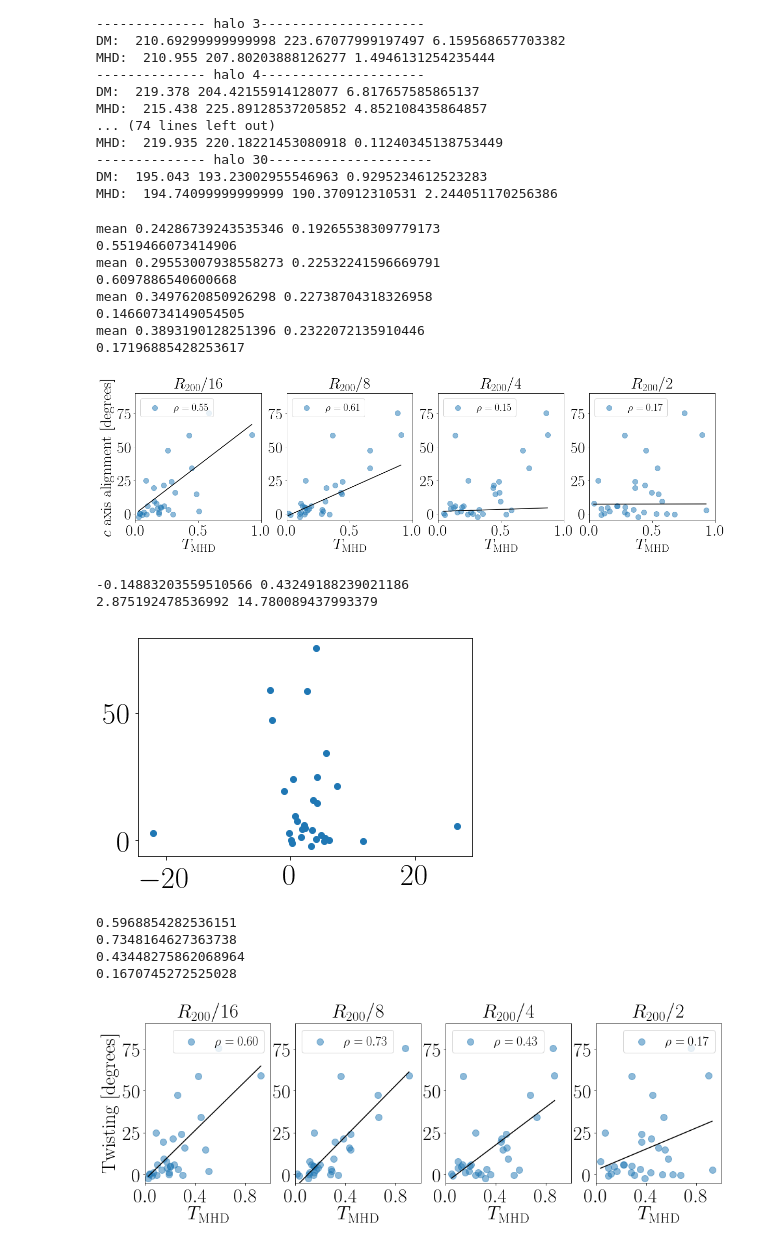
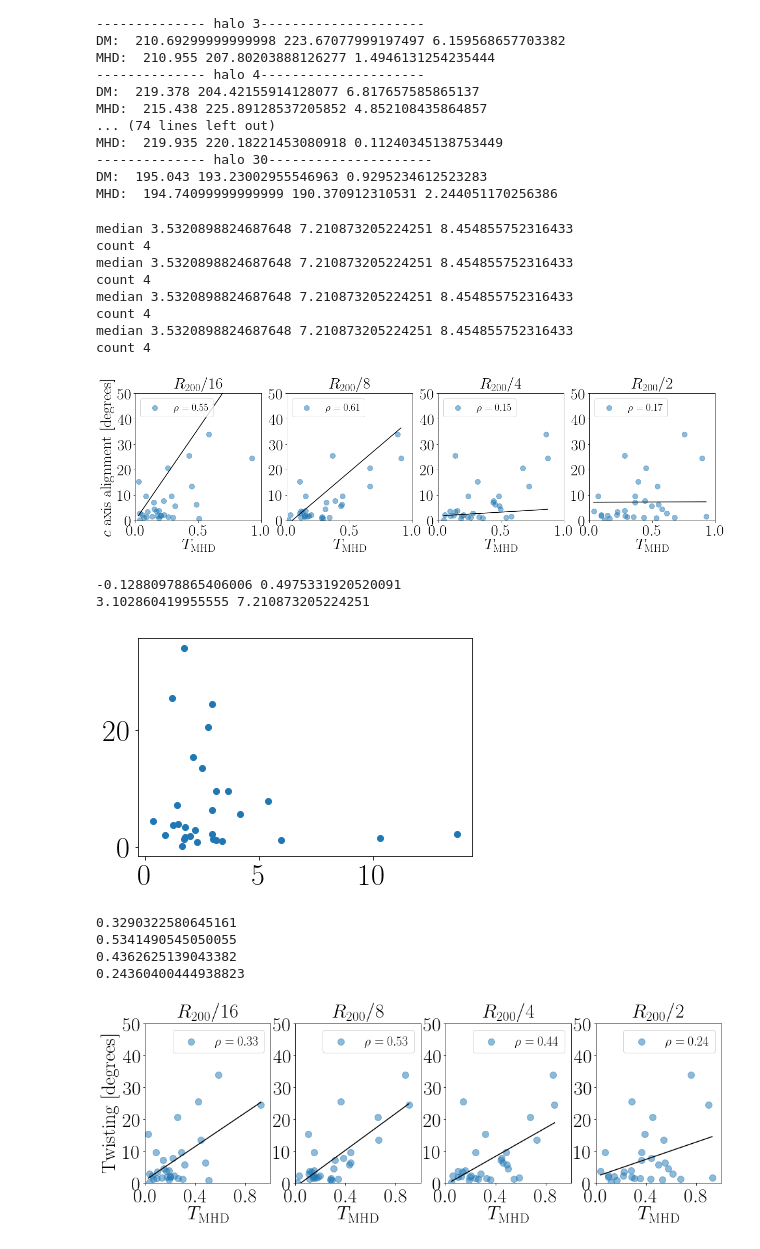
Before and after one commit to jdprada1760/Paper_Halo_shapes, a Jupyter notebook: Code/Star_Disk_DM_Alignment.ipynb, the cells around one changed output. Saved outputs shown, nothing was run; the diff lists cells and outputs as text; code cells hidden in the pictures.

```diff
--- a/Code/Star_Disk_DM_Alignment.ipynb
+++ b/Code/Star_Disk_DM_Alignment.ipynb
@@ -230,9 +230,9 @@ plt.savefig('../Document/cumulative_alignment_DM.pdf',bbox_inches='tight')
 plt.figure(figsize=(28,7))
 
 ylabel ={}
-ylabel[0]=r'$\arccos (\mid \hat{a}_{\rm halo} \cdot \hat{a}_{\rm disk}\mid) [{\rm degrees}]$'
-ylabel[1]=r'$\arccos (\mid \hat{b}_{\rm halo} \cdot \hat{b}_{\rm disk}\mid$) [{\rm degrees}]'
-ylabel[2]=r'$\arccos (\mid \hat{c}_{\rm halo} \cdot \hat{c}_{\rm disk}\mid$) [{\rm degrees}]'
+ylabel[0]=r'$a\ {\rm axis\ alignment}\ [{\rm degrees}]$'
+ylabel[1]=r'$b\ {\rm axis\ alignment}\ [{\rm degrees}]$'
+ylabel[2]=r'$c\ {\rm axis\ alignment}\ [{\rm degrees}]$'
 
 plt.rc('text', usetex=True)
 plt.rc('font', family='serif')
@@ -256,8 +256,8 @@ for axis_test in [0,1,2]:
     dot_pr_1 = np.abs(np.diag(vecsMHD[:,3,axis_test,:]@vecs_stardisk.T))
     angles = np.rad2deg(np.arccos(np.array([dot_pr_8, dot_pr_4, dot_pr_2, dot_pr_1])))
     median = np.median(angles, axis=1)
-    print(median)
-    print(np.shape(angles))
+    std_angles = np.std(angles, axis=1)
+    print(median, std_angles)
     for h in range(30):
         plt.plot(angles[:,h], color='black', alpha=0.8, linewidth=1)
     plt.plot(median, linewidth=16, alpha=0.5)
@@ -281,9 +278,9 @@ plt.savefig('../Document/angles_alignment_MHD.pdf',bbox_inches='tight')
 plt.figure(figsize=(28,7))
 
 ylabel ={}
-ylabel[0]=r'$\arccos (\mid \hat{a}_{\rm halo} \cdot \hat{a}_{\rm disk}\mid) [{\rm degrees}]$'
-ylabel[1]=r'$\arccos (\mid \hat{b}_{\rm halo} \cdot \hat{b}_{\rm disk}\mid$) [{\rm degrees}]'
-ylabel[2]=r'$\arccos (\mid \hat{c}_{\rm halo} \cdot \hat{c}_{\rm disk}\mid$) [{\rm degrees}]'
+ylabel[0]=r'$a\ {\rm axis\ alignment}\ [{\rm degrees}]$'
+ylabel[1]=r'$b\ {\rm axis\ alignment}\ [{\rm degrees}]$'
+ylabel[2]=r'$c\ {\rm axis\ alignment}\ [{\rm degrees}]$'
 
 plt.rc('text', usetex=True)
 plt.rc('font', family='serif')
@@ -370,7 +367,7 @@ for i_axis, props in enumerate(['rho_gas','D/T','R_opt']):
     dot_pr_2 = np.abs(np.diag(vecsMHD[:,2,axis_test,:]@vecs_stardisk.T))
     dot_pr_1 = np.abs(np.diag(vecsMHD[:,3,axis_test,:]@vecs_stardisk.T))
     angles = np.rad2deg(np.arccos(np.array([dot_pr_8, dot_pr_4, dot_pr_2, dot_pr_1])))
-    delta_angles = angles[0,:] - angles[2,:]
+    delta_angles = np.std(angles, axis=0)
     median = np.median(angles, axis=1)
 
     dot_pr_8 = np.abs(np.diag(vecsDM[:,0,axis_test,:]@vecs_stardisk.T))
@@ -378,7 +375,7 @@ for i_axis, props in enumerate(['rho_gas','D/T','R_opt']):
     dot_pr_2 = np.abs(np.diag(vecsDM[:,2,axis_test,:]@vecs_stardisk.T))
     dot_pr_1 = np.abs(np.diag(vecsDM[:,3,axis_test,:]@vecs_stardisk.T))
     angles_DM = np.rad2deg(np.arccos(np.array([dot_pr_8, dot_pr_4, dot_pr_2, dot_pr_1])))
-    delta_angles_DM = angles_DM[0,:] - angles_DM[2,:]
+    delta_angles_DM = np.std(angles_DM, axis=0)
     print(median)
     print(np.shape(angles))
     r_value_spearman, p_values = scipy.stats.spearmanr(main_props[props], delta_angles)
@@ -392,7 +389,7 @@ for i_axis, props in enumerate(['rho_gas','D/T','R_opt']):
     if i_axis==0:
         plt.ylabel(r'${\rm Twisting}\ [{\rm degrees}]$')
     plt.xlabel(xlabel[i_axis+1])
-    plt.ylim([-5,90])
+    plt.ylim([0,50])
     plt.legend(fontsize=25)
     #plt.yticks(np.linspace(0,90,10))
 plt.savefig('../Document/correlations_angles_alignment_MHD.pdf',bbox_inches='tight')
@@ -586,13 +588,15 @@ for i_radius in range(4):
 
     r_value_spearman, p_values = scipy.stats.spearmanr(tt[:,i_radius], angle_disk)
     plt.scatter(tt[:,i_radius],delta_angles,label= r"$\rho = {:.2f}$".format(r_value_spearman), s=100, alpha=0.5) # 1/8 R
-    print('mean', np.mean(tt[:,i_radius]), np.std(tt[:,i_radius]))
+    print('median',np.median(delta_angles), np.mean(delta_angles), np.std(delta_angles))
+    me = np.mean(delta_angles)
+    st = np.std(delta_angles)
+    print('count', np.count_nonzero(delta_angles> (me+st)))
 
-    print(r_value_spearman)
-    plt.ylim([-5,90])
+    plt.ylim([0,50])
     plt.xlim([0.0,1])
     #plt.xticks(np.linspace(0.5,1.0,4))
-    plt.yticks(np.linspace(0,75,4))
+    plt.yticks(np.linspace(0,50,6))
     plt.xlabel(r"$T_{\rm MHD}$")
     plt.legend(fontsize=20, loc=2)
     if i_radius==0:
@@ -600,59 +604,59 @@ for i_radius in range(4):
     plt.title(titles[i_radius])
 plt.savefig('../Document/correlations_angles_t_MHD.pdf',bbox_inches='tight')
 # %% [output]
-mean 0.24286739243535346 0.19265538309779173
-0.5519466073414906
-mean 0.29553007938558273 0.22532241596669791
-0.6097886540600668
-mean 0.3497620850926298 0.22738704318326958
-0.14660734149054505
-mean 0.3893190128251396 0.2322072135910446
-0.17196885428253617
+median 3.5320898824687648 7.210873205224251 8.454855752316433
+count 4
+median 3.5320898824687648 7.210873205224251 8.454855752316433
+count 4
+median 3.5320898824687648 7.210873205224251 8.454855752316433
+count 4
+median 3.5320898824687648 7.210873205224251 8.454855752316433
+count 4
-[figure, old version]
+[figure, new version]
 # %%
 plt.scatter(delta_angles_DM, delta_angles)
 r_value_spearman, p_values = scipy.stats.spearmanr(delta_angles_DM, delta_angles)
 print(r_value_spearman, p_values)
 print(np.mean(delta_angles_DM), np.mean(delta_angles))
 # %% [output]
--0.14883203559510566 0.43249188239021186
-2.875192478536992 14.780089437993379
+-0.12880978865406006 0.4975331920520091
+3.102860419955555 7.210873205224251
-[figure, old version]
+[figure, new version]
 # %%
 i_radius = 1
 titles = dict()
 titles[0] = r"$R_{200}/16$"
 titles[1] = r"$R_{200}/8$"
 titles[2] = r"$R_{200}/4$"
 titles[3] = r"$R_{200}/2$"
 titles[4] = r"$R_{200}$"
 
 figure = plt.figure(figsize=(20,4.5))
 for i_radius in range(4):
     plt.subplot(1,5,i_radius+1)
     slope, intercept, r_value, p_value, std_err = scipy.stats.linregress(T_MHD[:,i_radius], delta_angles)
     x = np.linspace(T_MHD[:,i_radius].min(), T_MHD[:,i_radius].max(), 20)
     y = slope*x + intercept
     plt.plot(x, y, color='black')
 
     r_value_spearman, p_values = scipy.stats.spearmanr(T_MHD[:,i_radius], delta_angles)
     plt.scatter(T_MHD[:,i_radius],delta_angles,label= r"$\rho = {:.2f}$".format(r_value_spearman), s=100, alpha=0.5) # 1/8 R
 
 
     print(r_value_spearman)
-    plt.ylim([-5,90])
+    plt.ylim([0,50])
     plt.xlim([0,1])
     plt.xticks(np.linspace(0,0.8,3))
-    plt.yticks(np.linspace(0,75,4))
+    plt.yticks(np.linspace(0,50,6))
     plt.xlabel(r"$T_{\rm MHD}$")
     plt.legend(fontsize=20)
     if i_radius==0:
         plt.ylabel(r'${\rm Twisting}\ [{\rm degrees}]$')
     plt.title(titles[i_radius])
 plt.savefig('../Document/correlations_twisting_triaxiality_MHD.pdf',bbox_inches='tight')
 # %% [output]
-0.5968854282536151
-0.7348164627363738
-0.43448275862068964
-0.1670745272525028
+0.3290322580645161
+0.5341490545050055
+0.4362625139043382
+0.24360400444938823
-[figure, old version]
+[figure, new version]
```
Also changed, not shown: parts of 4 cells of this notebook, 1 other file.
